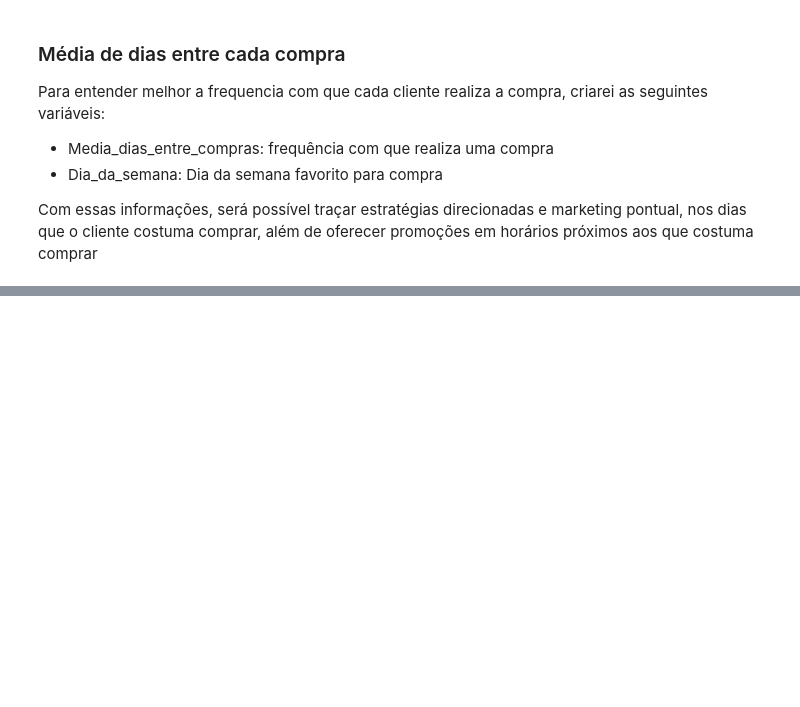
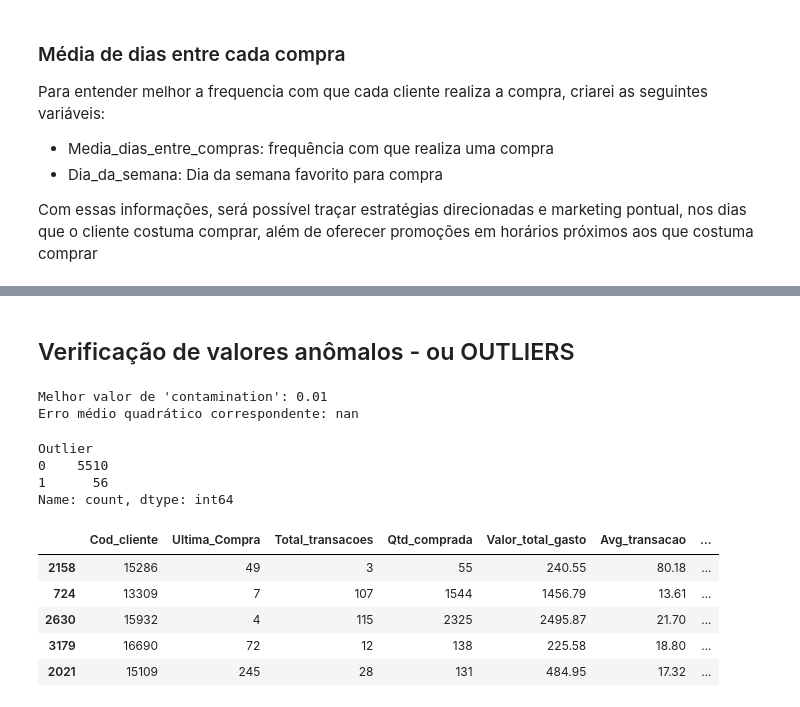
Before and after one commit to alyssonmontovanelli/segmentacao_Clientes_Ecomerce, a Jupyter notebook: EDA/02_EDA_Eng_Atributos_2.ipynb, the cells around one changed output, grey strips where cells are left out. Cells and saved outputs as stored; diff of their text form; code cells hidden in the pictures; blank space fills up the shorter version.

```diff
--- a/EDA/02_EDA_Eng_Atributos_2.ipynb
+++ b/EDA/02_EDA_Eng_Atributos_2.ipynb
@@ -644,0 +522,28 @@ dados_clientes
+# %% [markdown]
+## Verificação de valores anômalos - ou OUTLIERS
+# %%
+# Seus dados de entrada
+X = dados_clientes
+
+# Testando valores de contamination
+contamination_values = [0.01, 0.02, 0.03, 0.04, 0.05, 0.06, 0.07, 0.08]
+
+# Dicionário para armazenar os resultados
+results = {}
+
+# Loop através dos valores de 'contamination'
+
+for contamination in contamination_values:
+    model = IsolationForest(contamination=contamination, random_state=0)
+    scores = cross_val_score(model, X, cv=5, scoring='neg_mean_squared_error')
+    results[contamination] = -scores.mean()
+
+# melhor valor de 'contamination' com base no erro médio quadrático
+best_contamination = min(results, key=results.get)
+best_mse = results[best_contamination]
+
+print(f"Melhor valor de 'contamination': {best_contamination}")
+print(f"Erro médio quadrático correspondente: {best_mse}")
+# %% [output]
+Melhor valor de 'contamination': 0.01
+Erro médio quadrático correspondente: nan
@@ -644,0 +559,16 @@ dados_clientes
+# %%
+dados_clientes['Outlier'].value_counts()
+# %% [output]
+Outlier
+0    5510
+1      56
+Name: count, dtype: int64
+# %%
+dados_clientes.sample(5)
+# %% [output]
+|  | Cod_cliente | Ultima_Compra | Total_transacoes | Qtd_comprada | Valor_total_gasto | Avg_transacao | ... |
+| 2158 | 15286 | 49 | 3 | 55 | 240.55 | 80.18 | ... |
+| 724 | 13309 | 7 | 107 | 1544 | 1456.79 | 13.61 | ... |
+| 2630 | 15932 | 4 | 115 | 2325 | 2495.87 | 21.70 | ... |
+| 3179 | 16690 | 72 | 12 | 138 | 225.58 | 18.80 | ... |
+| 2021 | 15109 | 245 | 28 | 131 | 484.95 | 17.32 | ... |
```
Also changed, not shown: parts of 62 cells of this notebook, 2 other files.
